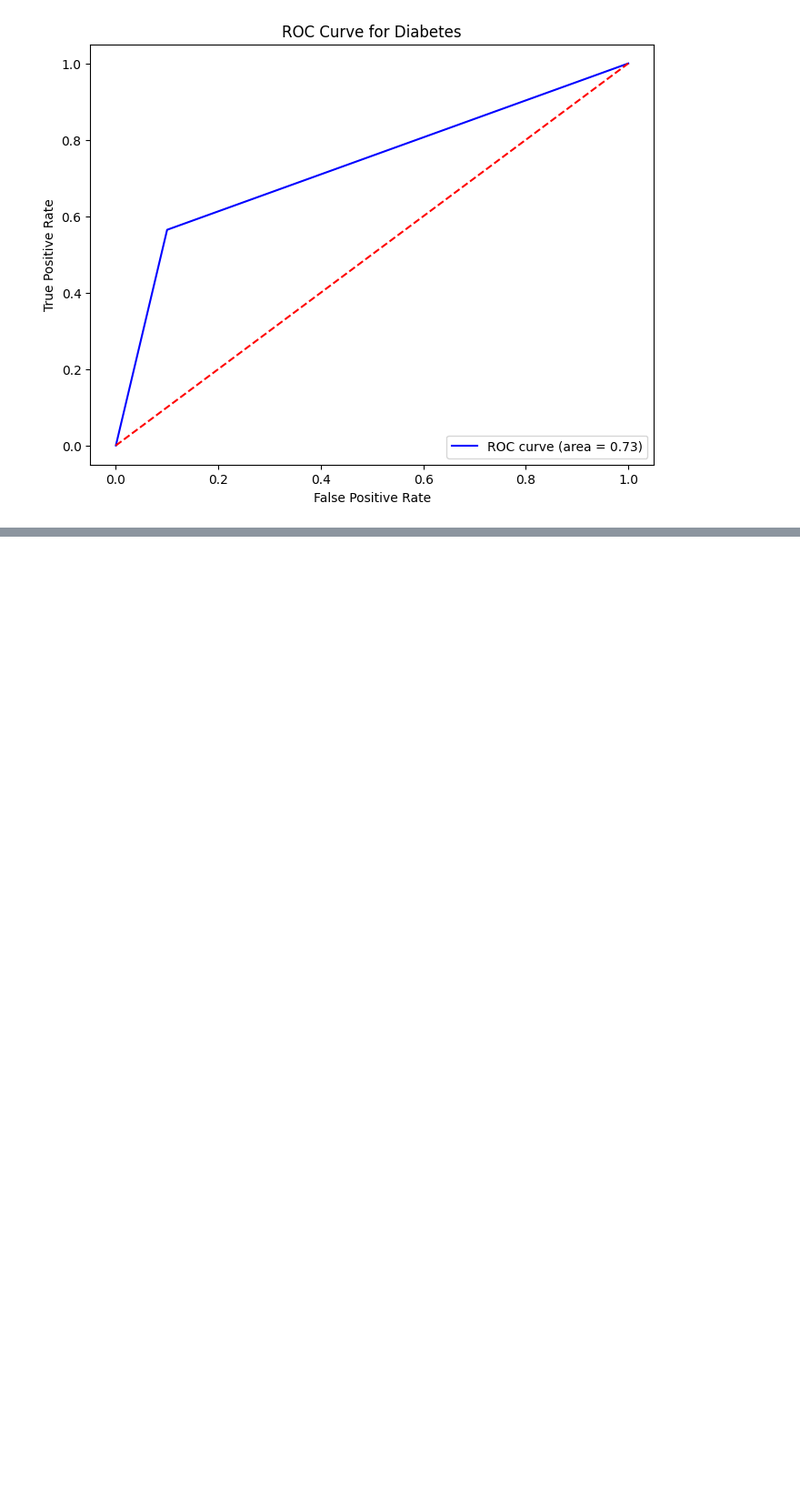
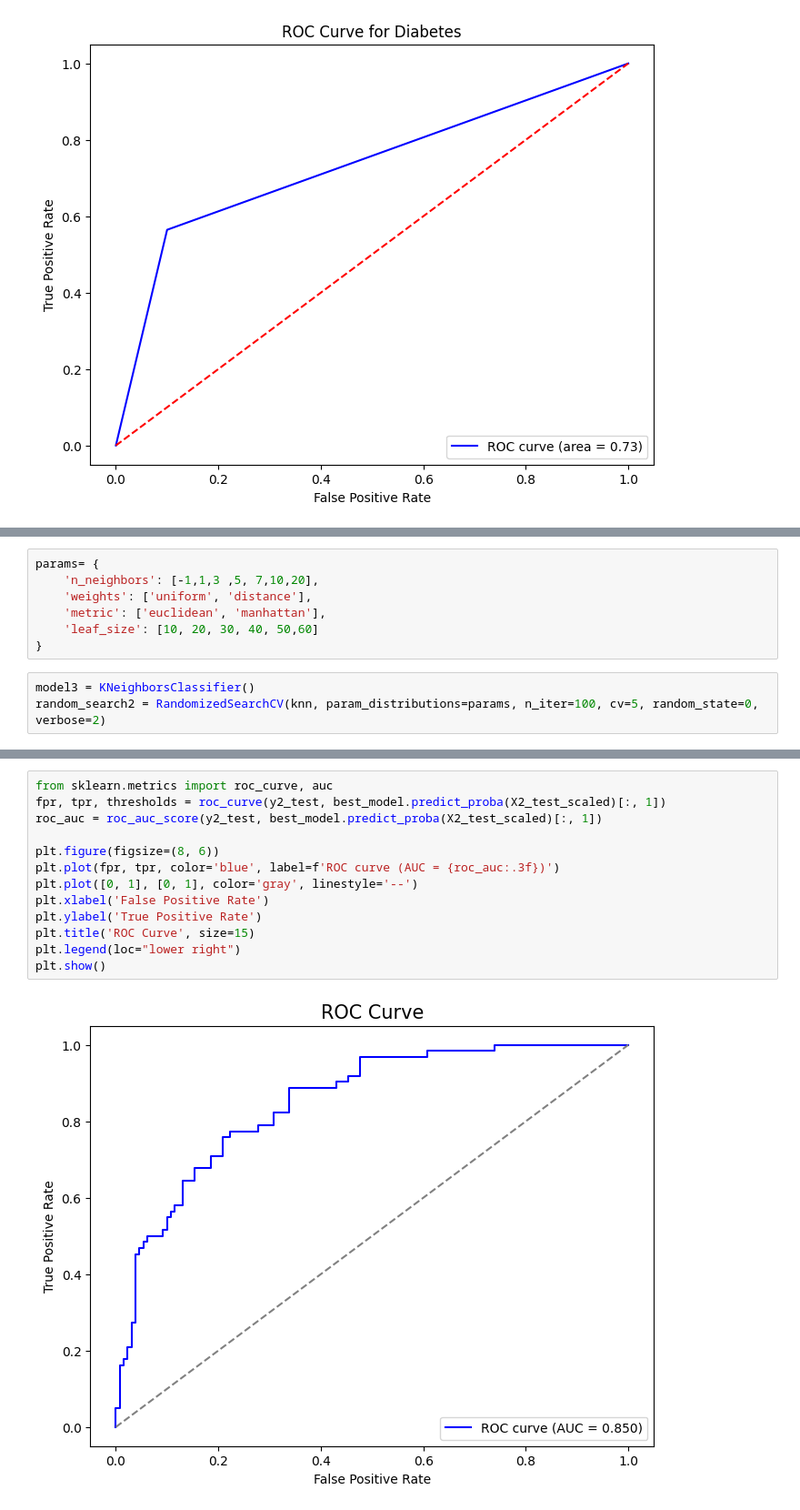
Before and after one commit to falawar7/AAI614_ELAWAR, a Jupyter notebook: Week5/FE_Notebook5_4.ipynb, the cells around one changed output, grey strips where cells are left out. Shown: that part at 91% size. Saved outputs shown, nothing was run; the diff lists cells and outputs as text; blank space fills up the shorter version.

```diff
--- a/Week5/FE_Notebook5_4.ipynb
+++ b/Week5/FE_Notebook5_4.ipynb
@@ -269,0 +309,10 @@ plt.show()
+# %%
+params= {
+    'n_neighbors': [-1,1,3 ,5, 7,10,20],
+    'weights': ['uniform', 'distance'],
+    'metric': ['euclidean', 'manhattan'],
+    'leaf_size': [10, 20, 30, 40, 50,60]
+}
+# %%
+model3 = KNeighborsClassifier()
+random_search2 = RandomizedSearchCV(knn, param_distributions=params, n_iter=100, cv=5, random_state=0, verbose=2)
@@ -269,0 +382,15 @@ plt.show()
+# %%
+from sklearn.metrics import roc_curve, auc
+fpr, tpr, thresholds = roc_curve(y2_test, best_model.predict_proba(X2_test_scaled)[:, 1])
+roc_auc = roc_auc_score(y2_test, best_model.predict_proba(X2_test_scaled)[:, 1])
+
+plt.figure(figsize=(8, 6))
+plt.plot(fpr, tpr, color='blue', label=f'ROC curve (AUC = {roc_auc:.3f})')
+plt.plot([0, 1], [0, 1], color='gray', linestyle='--')
+plt.xlabel('False Positive Rate')
+plt.ylabel('True Positive Rate')
+plt.title('ROC Curve', size=15)
+plt.legend(loc="lower right")
+plt.show()
+# %% [output]
+[figure, added]
```
Also changed, not shown: parts of 16 cells of this notebook.
